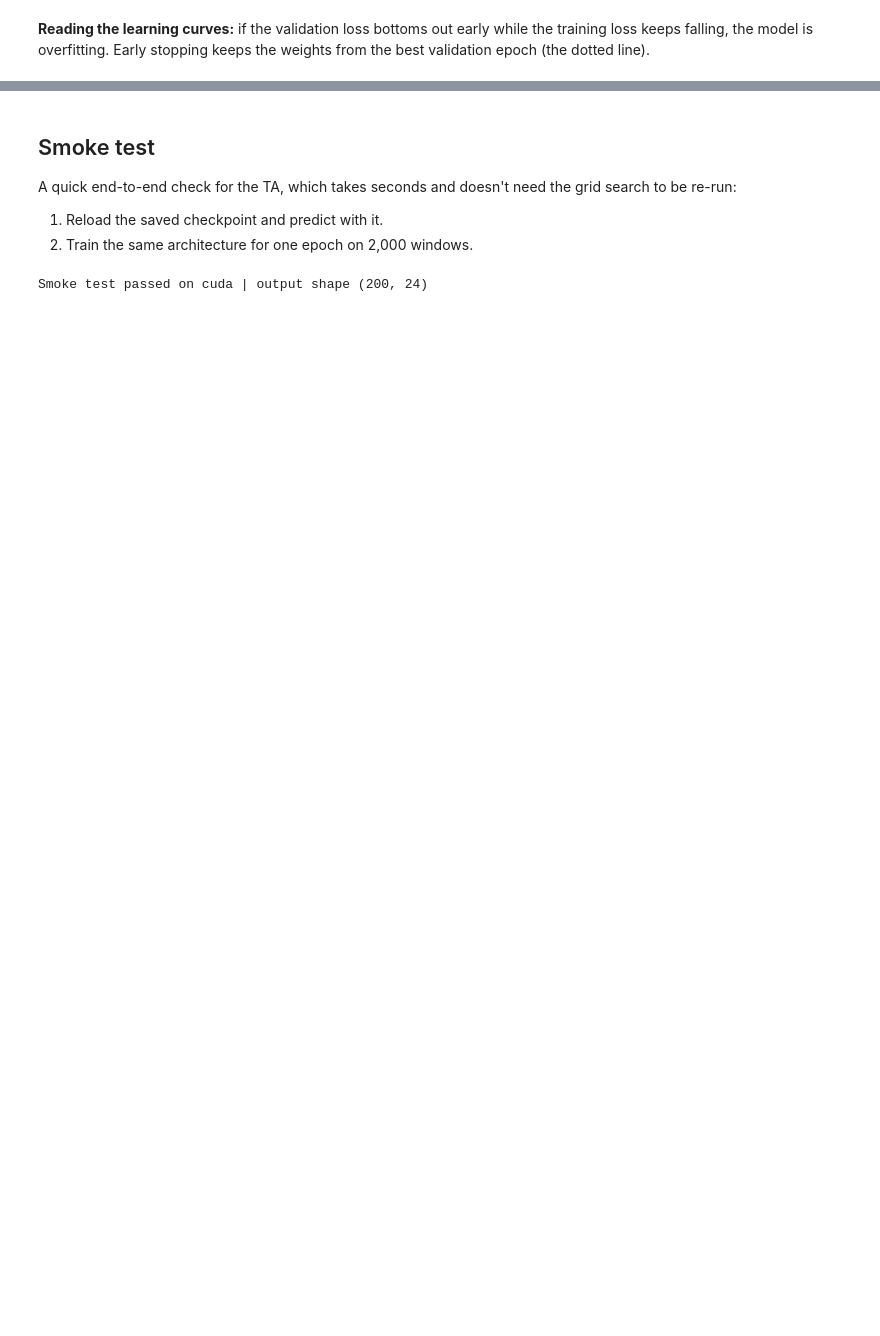
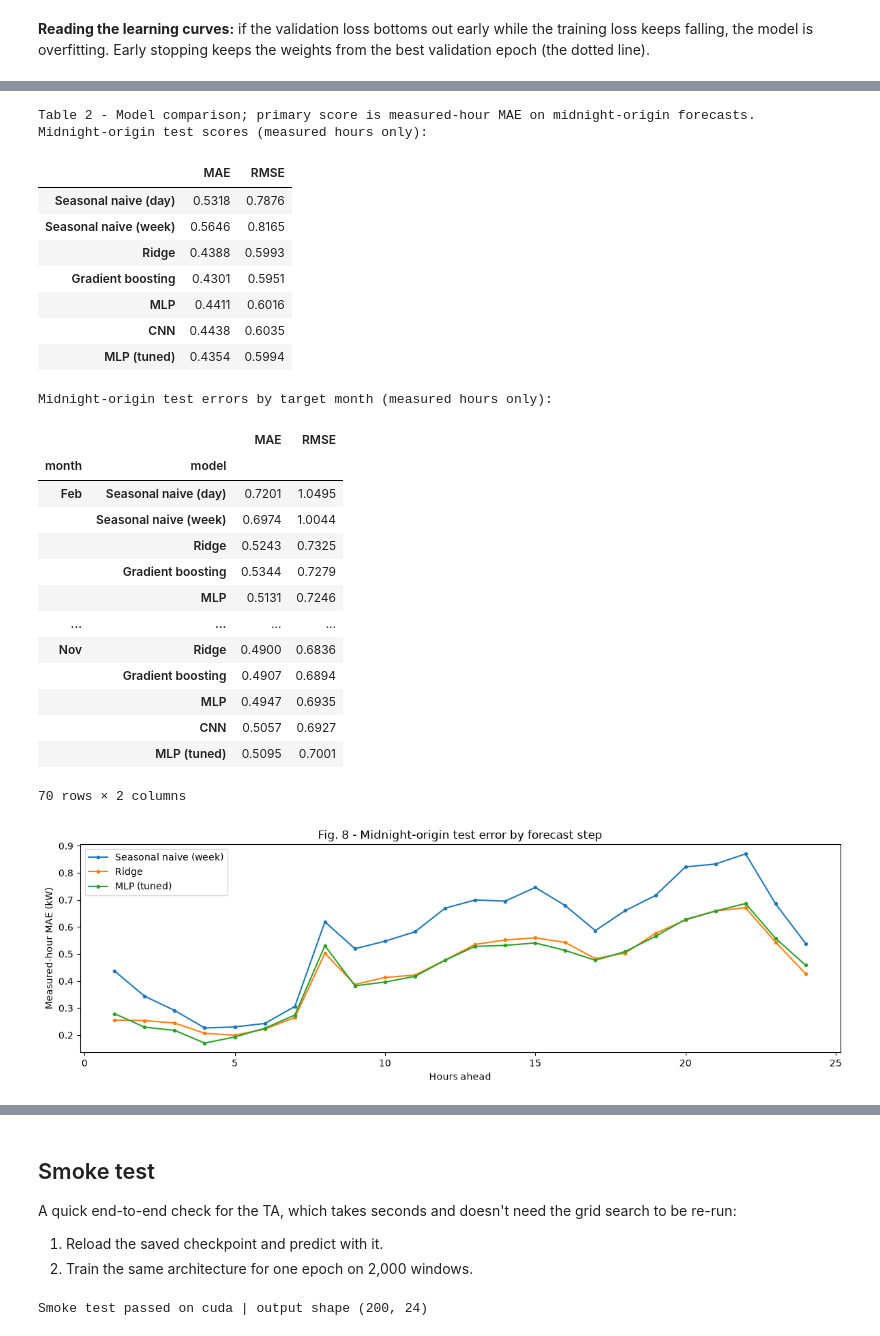
Before and after one commit to ahazen1/AISE4010, a Jupyter notebook: AISE4010_Project_Group11.ipynb, the cells around one changed output, grey strips where cells are left out. Drawn from its saved outputs; the diff is of its cells as text; code cells hidden in the pictures; blank space fills up the shorter version.

```diff
--- a/AISE4010_Project_Group11.ipynb
+++ b/AISE4010_Project_Group11.ipynb
@@ -739,2 +890,72 @@ print('Best config:', best['cfg'], '|', best['train_cfg'], f"| val MAE {best['va
+# %%
+results = table('val', 'test')
+reference = results.loc[['Seasonal naive (day)', 'Seasonal naive (week)'], 'val MAE (daily starts)'].idxmin()
+results['test improvement vs daily baseline (%)'] = 100 * (
+    1 - results['test MAE (daily starts)'] / results.loc[reference, 'test MAE (daily starts)'])
+print('Table 2 - Model comparison; primary score is measured-hour MAE on midnight-origin forecasts.')
+results.round(4)
+
+t_test = data['test'][2]
+daily_test = daily_origin['test']
+daily_t = t_test[daily_test]
+target_rows = daily_t[:, None] + np.arange(HORIZON)
+actual = gap[target_rows]
+observed = ~imputed.to_numpy()[target_rows]
+test_predictions = {name: prediction(name, 'test')[daily_test] for name in predictors}
+
+daily_scores = pd.DataFrame({name: evaluate(actual, forecast, observed)
+                             for name, forecast in test_predictions.items()}).T
+print('Midnight-origin test scores (measured hours only):')
+display(daily_scores.round(4))
+
+target_month = features.index.month.to_numpy()[target_rows]
+monthly_rows = []
+for month in np.unique(target_month):
+    month_mask = observed & (target_month == month)
+    for name, forecast in test_predictions.items():
+        if month_mask.any():
+            monthly_rows.append({'month': pd.Timestamp(2010, int(month), 1).strftime('%b'),
+                                 'model': name, **evaluate(actual, forecast, month_mask)})
+monthly_test_scores = pd.DataFrame(monthly_rows).set_index(['month', 'model'])
+print('Midnight-origin test errors by target month (measured hours only):')
+display(monthly_test_scores.round(4))
+
+fig, ax = plt.subplots(figsize=(12, 4))
+for name in [reference, 'Ridge', tuned]:
+    forecast = test_predictions[name]
+    step_error = np.where(observed, np.abs(forecast - actual), np.nan)
+    ax.plot(np.arange(1, HORIZON + 1), np.nanmean(step_error, axis=0), marker='.', label=name)
+ax.set(xlabel='Hours ahead', ylabel='Measured-hour MAE (kW)',
+       title='Fig. 8 - Midnight-origin test error by forecast step')
+ax.legend()
+plt.tight_layout()
+plt.show()
+# %% [output]
+Table 2 - Model comparison; primary score is measured-hour MAE on midnight-origin forecasts.
+Midnight-origin test scores (measured hours only):
+|  | MAE | RMSE |
+| Seasonal naive (day) | 0.5318 | 0.7876 |
+| Seasonal naive (week) | 0.5646 | 0.8165 |
+| Ridge | 0.4388 | 0.5993 |
+| Gradient boosting | 0.4301 | 0.5951 |
+| MLP | 0.4411 | 0.6016 |
+| CNN | 0.4438 | 0.6035 |
+| MLP (tuned) | 0.4354 | 0.5994 |
+Midnight-origin test errors by target month (measured hours only):
+|  |  | MAE | RMSE |
+| month | model |  |  |
+| Feb | Seasonal naive (day) | 0.7201 | 1.0495 |
+|  | Seasonal naive (week) | 0.6974 | 1.0044 |
+|  | Ridge | 0.5243 | 0.7325 |
+|  | Gradient boosting | 0.5344 | 0.7279 |
+|  | MLP | 0.5131 | 0.7246 |
+| ... | ... | ... | ... |
+| Nov | Ridge | 0.4900 | 0.6836 |
+|  | Gradient boosting | 0.4907 | 0.6894 |
+|  | MLP | 0.4947 | 0.6935 |
+|  | CNN | 0.5057 | 0.6927 |
+|  | MLP (tuned) | 0.5095 | 0.7001 |
+70 rows × 2 columns
+[figure, added]
 # %% [markdown]
 ## Conclusion and next risk
```
Also changed, not shown: parts of 25 cells of this notebook, 1 other file.
